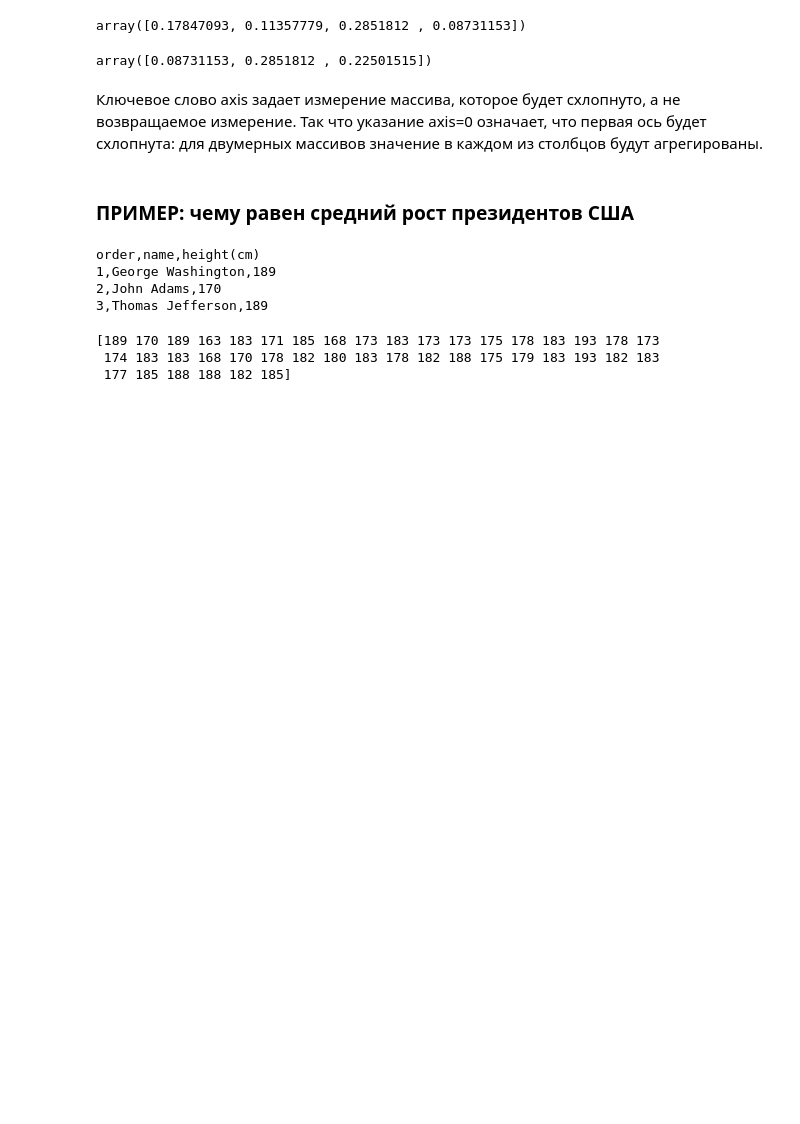
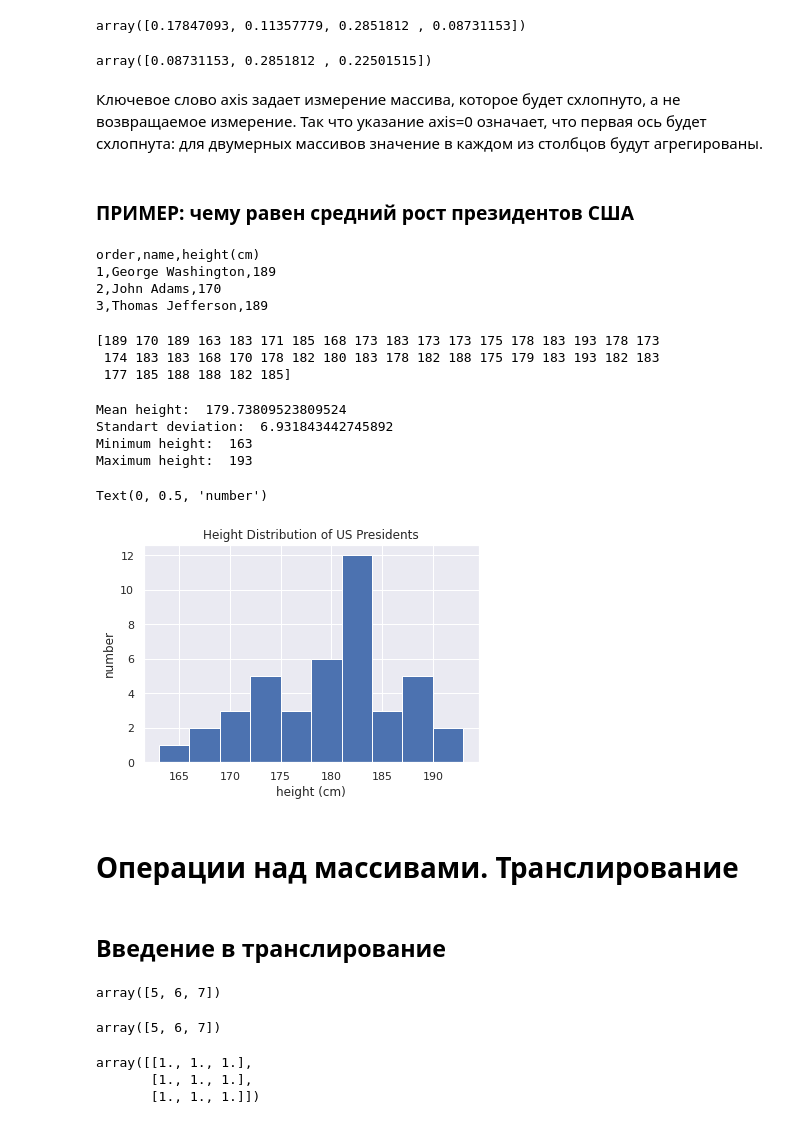
Before and after one commit to ensofter/python_for_difficult_tasks, a Jupyter notebook: Part 2 - intruduction in NumPy.ipynb, the cells around one changed output. Cells and saved outputs as stored; diff of their text form; code cells hidden in the pictures; blank space fills up the shorter version.

Commit message:
president_heights

```diff
--- a/Part 2 - intruduction in NumPy.ipynb
+++ b/Part 2 - intruduction in NumPy.ipynb
@@ -678,0 +677,48 @@ print
+# %%
+print("Mean height: ", heights.mean())
+print("Standart deviation: ", heights.std())
+print("Minimum height: ", heights.min())
+print("Maximum height: ", heights.max())
+# %% [output]
+Mean height:  179.73809523809524
+Standart deviation:  6.931843442745892
+Minimum height:  163
+Maximum height:  193
+# %%
+%matplotlib inline
+import matplotlib.pyplot as plt
+
+import seaborn; seaborn.set() # задает стиль графика
+
+plt.hist(heights)
+plt.title('Height Distribution of US Presidents') # Распределение роста президентов США
+plt.xlabel('height (cm)') # Рост см
+plt.ylabel('number') #кол-во
+# %% [output]
+Text(0, 0.5, 'number')
+[figure, added]
+# %% [markdown]
+# Операции над массивами. Транслирование
+# %% [markdown]
+## Введение в транслирование
+# %%
+import numpy as np
+
+
+a = np.array([0, 1, 2])
+b = np.array([5, 5, 5])
+
+a + b
+# %% [output]
+array([5, 6, 7])
+# %%
+a + 5
+# %% [output]
+array([5, 6, 7])
+# %%
+M = np.ones((3, 3))
+M
+# %% [output]
+array([[1., 1., 1.],
+       [1., 1., 1.],
+       [1., 1., 1.]])
```
Also changed, not shown: parts of 10 cells of this notebook.
